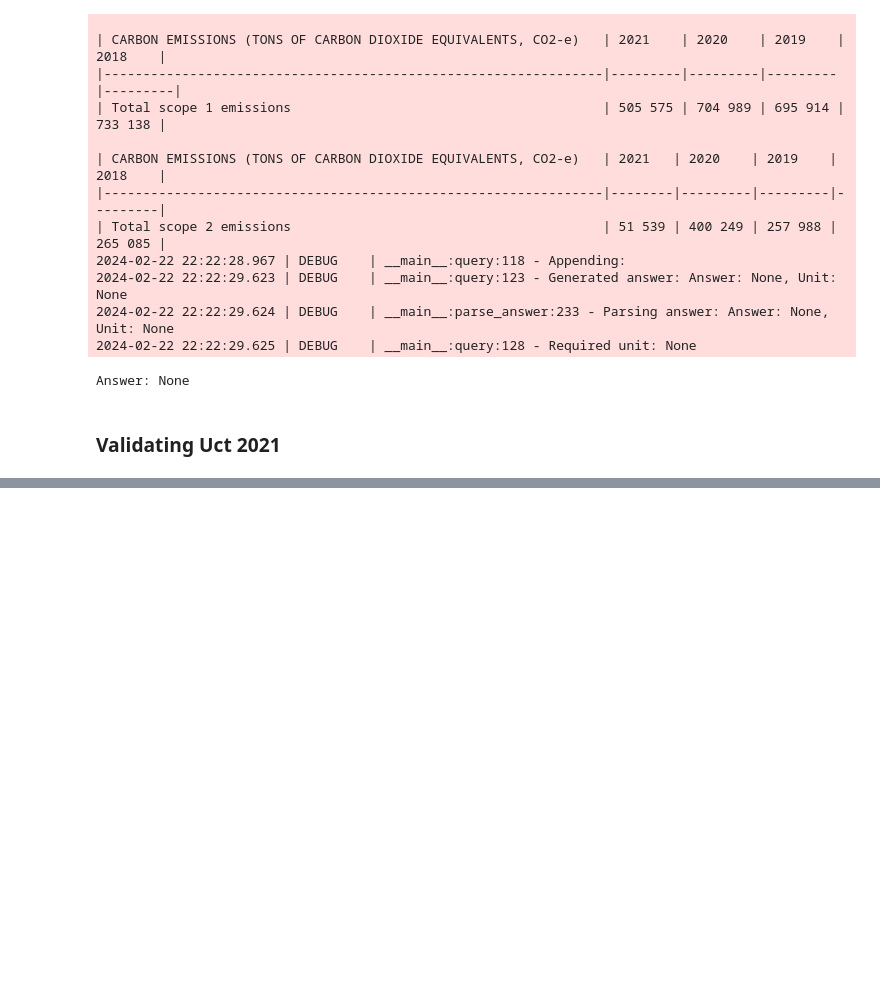
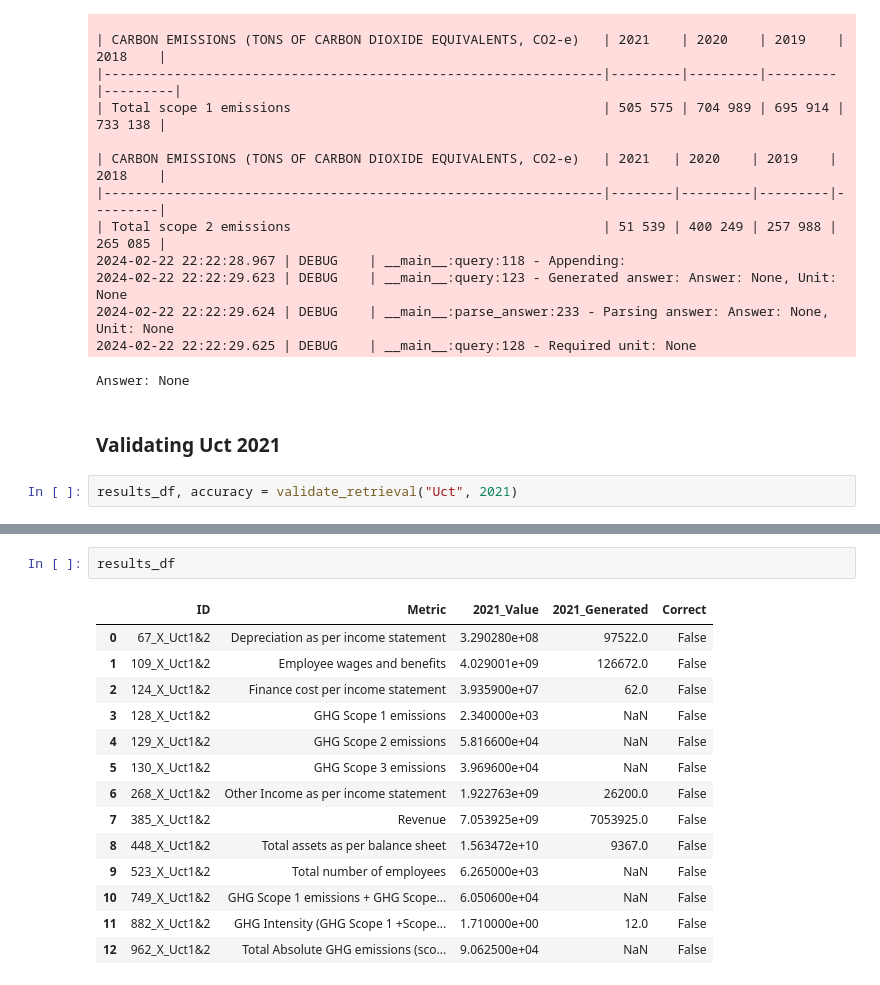
Before and after one commit to tomwetherell/unifi-pdf-llm, a Jupyter notebook: dev/haystack_table_qa_markdown.ipynb, the cells around one changed output, grey strips where cells are left out. Cells and saved outputs as stored; diff of their text form; blank space fills up the shorter version.

```diff
--- a/dev/haystack_table_qa_markdown.ipynb
+++ b/dev/haystack_table_qa_markdown.ipynb
@@ -1437,3 +1446,5 @@ or even via inadequate suppression of dust emanating        |
 Answer: None
 # %% [markdown]
 ### Validating Uct 2021
+# %%
+results_df, accuracy = validate_retrieval("Uct", 2021)
@@ -1439,0 +1469,17 @@ Answer: None
+# %%
+results_df
+# %% [output]
+|  | ID | Metric | 2021_Value | 2021_Generated | Correct |
+| 0 | 67_X_Uct1&2 | Depreciation as per income statement | 3.290280e+08 | 97522.0 | False |
+| 1 | 109_X_Uct1&2 | Employee wages and benefits | 4.029001e+09 | 126672.0 | False |
+| 2 | 124_X_Uct1&2 | Finance cost per income statement | 3.935900e+07 | 62.0 | False |
+| 3 | 128_X_Uct1&2 | GHG Scope 1 emissions | 2.340000e+03 | NaN | False |
+| 4 | 129_X_Uct1&2 | GHG Scope 2 emissions | 5.816600e+04 | NaN | False |
+| 5 | 130_X_Uct1&2 | GHG Scope 3 emissions | 3.969600e+04 | NaN | False |
+| 6 | 268_X_Uct1&2 | Other Income as per income statement | 1.922763e+09 | 26200.0 | False |
+| 7 | 385_X_Uct1&2 | Revenue | 7.053925e+09 | 7053925.0 | False |
+| 8 | 448_X_Uct1&2 | Total assets as per balance sheet | 1.563472e+10 | 9367.0 | False |
+| 9 | 523_X_Uct1&2 | Total number of employees | 6.265000e+03 | NaN | False |
+| 10 | 749_X_Uct1&2 | GHG Scope 1 emissions + GHG Scope... | 6.050600e+04 | NaN | False |
+| 11 | 882_X_Uct1&2 | GHG Intensity (GHG Scope 1 +Scope... | 1.710000e+00 | 12.0 | False |
+| 12 | 962_X_Uct1&2 | Total Absolute GHG emissions (sco... | 9.062500e+04 | NaN | False |
```
Also changed, not shown: parts of 15 cells of this notebook.
